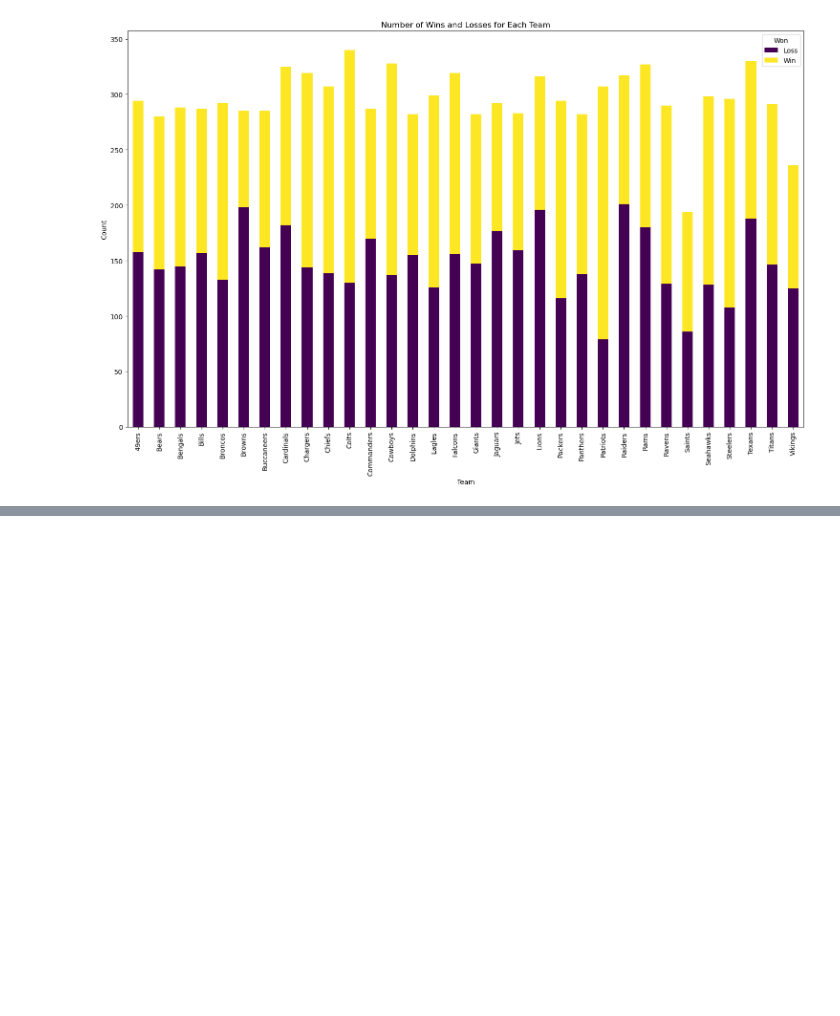
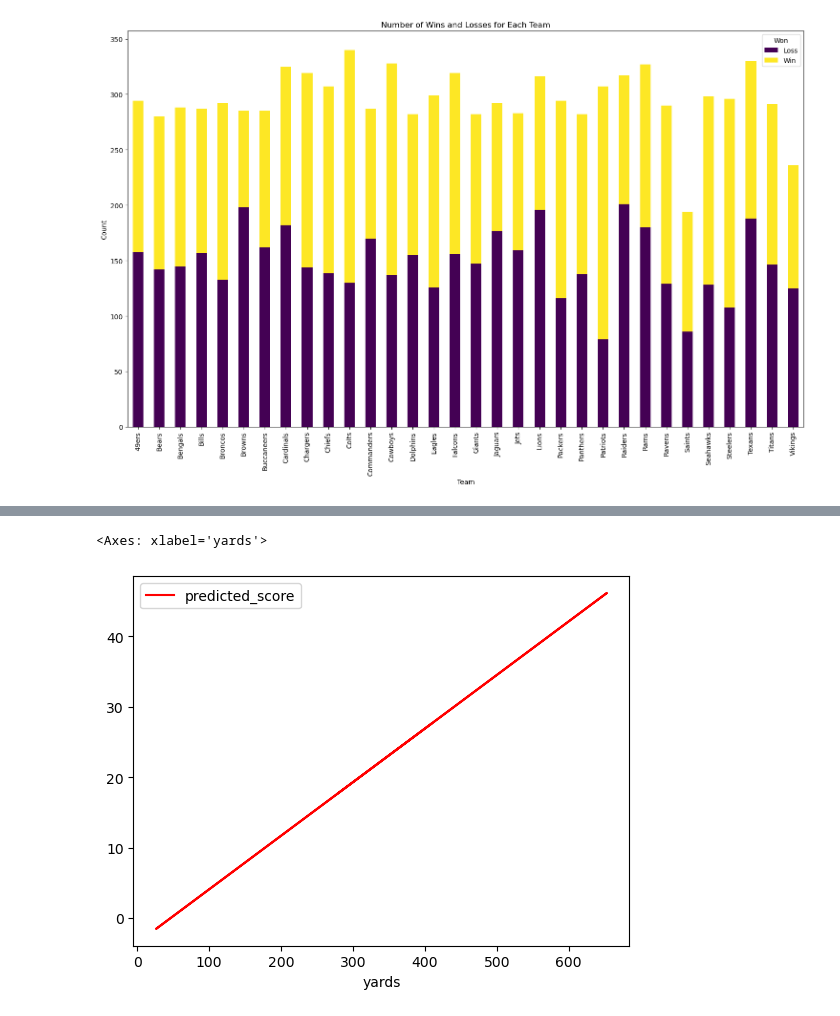
Before and after one commit to atulbachhav22/AIBootcamp-Project2, a Jupyter notebook: NFL-predication.ipynb, the cells around one changed output, grey strips where cells are left out. Drawn from its saved outputs; the diff is of its cells as text; code cells hidden in the pictures; blank space fills up the shorter version.

```diff
--- a/NFL-predication.ipynb
+++ b/NFL-predication.ipynb
@@ -378,0 +408,3 @@ plt.show()
+# %%
+# Create an array for the dependent variable y
+y = final_teams_clean["score"]
@@ -378,0 +434,12 @@ plt.show()
+# %%
+# Make predictions using the X set
+predicted_y_values = yards_model.predict(X)
+# %%
+# Create a copy of the original data
+score_predicted = final_teams_clean.copy()
+
+# Add a column with the predicted score values
+score_predicted["predicted_score"] = predicted_y_values
+
+# Display sample data
+score_predicted.head()
@@ -378,0 +453,11 @@ plt.show()
+# %%
+# Create a line plot of the predicted salary values
+best_fit_line = score_predicted.plot.line(
+    x = "yards",
+    y = "predicted_score",
+    color = "red"
+)
+best_fit_line
+# %% [output]
+<Axes: xlabel='yards'>
+[figure, added]
```
Also changed, not shown: parts of 10 cells of this notebook.
